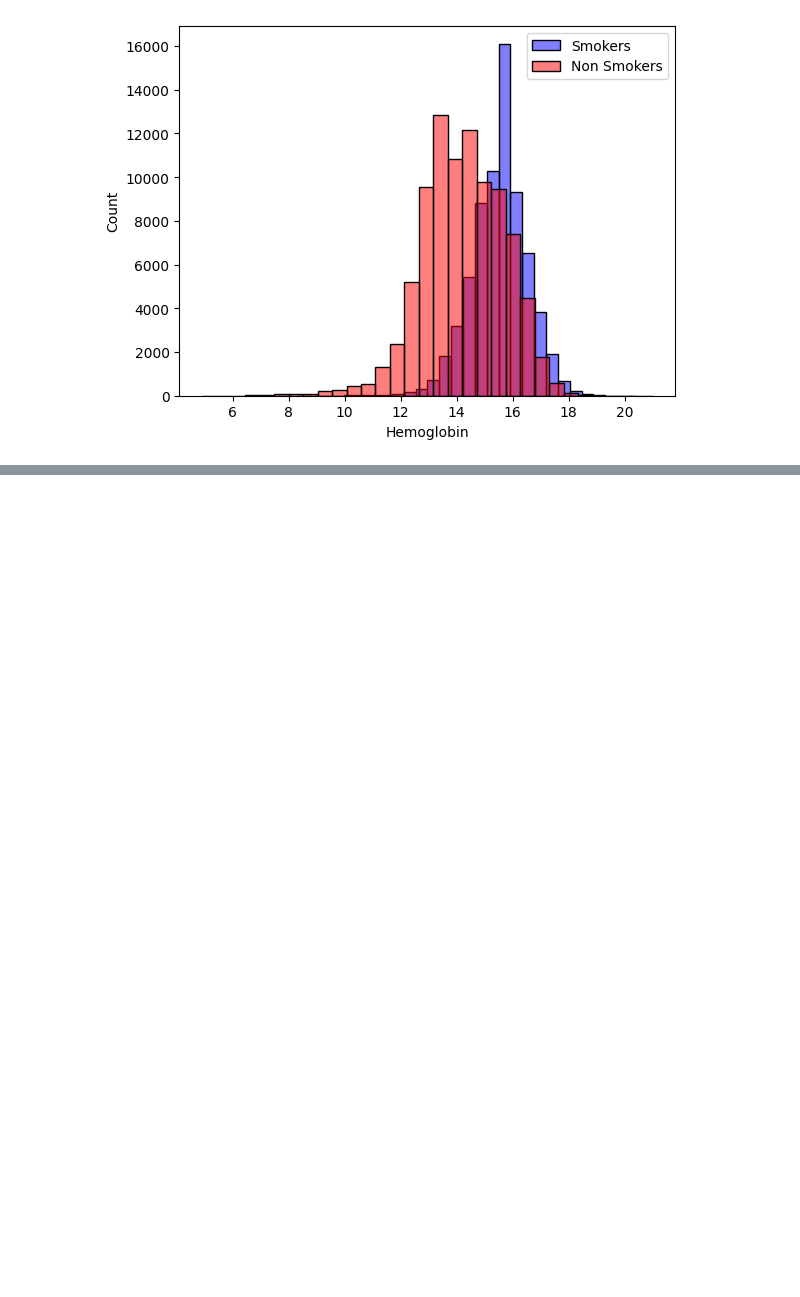
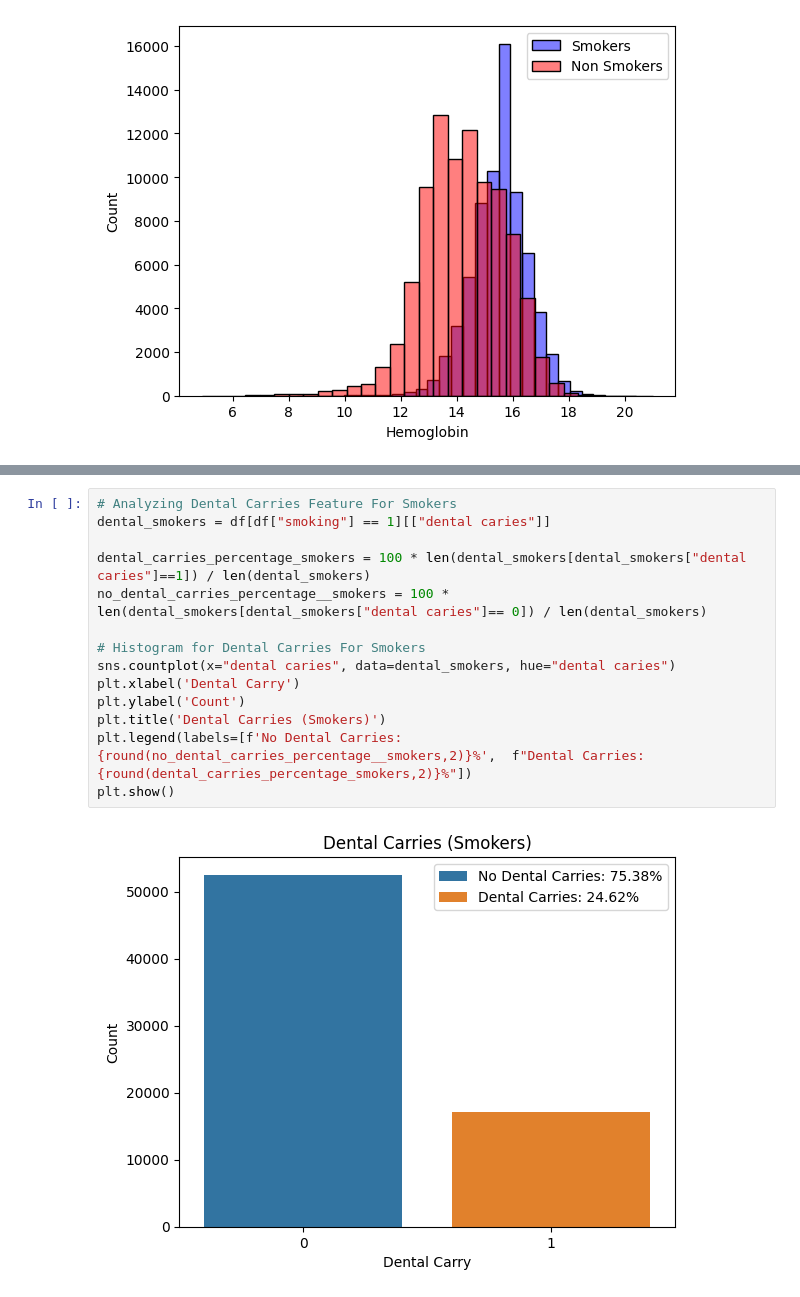
Before and after one commit to ahmedoy/SmokingData-Classification, a Jupyter notebook: data_analysis.ipynb, the cells around one changed output, grey strips where cells are left out. Saved outputs shown, nothing was run; the diff lists cells and outputs as text; blank space fills up the shorter version.

```diff
--- a/data_analysis.ipynb
+++ b/data_analysis.ipynb
@@ -231,0 +267,16 @@ dental caries unique values: [0 1]
+# %%
+# Analyzing Dental Carries Feature For Smokers
+dental_smokers = df[df["smoking"] == 1][["dental caries"]]
+
+dental_carries_percentage_smokers = 100 * len(dental_smokers[dental_smokers["dental caries"]==1]) / len(dental_smokers)
+no_dental_carries_percentage__smokers = 100 * len(dental_smokers[dental_smokers["dental caries"]== 0]) / len(dental_smokers)
+
+# Histogram for Dental Carries For Smokers
+sns.countplot(x="dental caries", data=dental_smokers, hue="dental caries")
+plt.xlabel('Dental Carry')
+plt.ylabel('Count')
+plt.title('Dental Carries (Smokers)')
+plt.legend(labels=[f'No Dental Carries: {round(no_dental_carries_percentage__smokers,2)}%',  f"Dental Carries: {round(dental_carries_percentage_smokers,2)}%"])
+plt.show()
+# %% [output]
+[figure, added]
```
Also changed, not shown: parts of 10 cells of this notebook.
